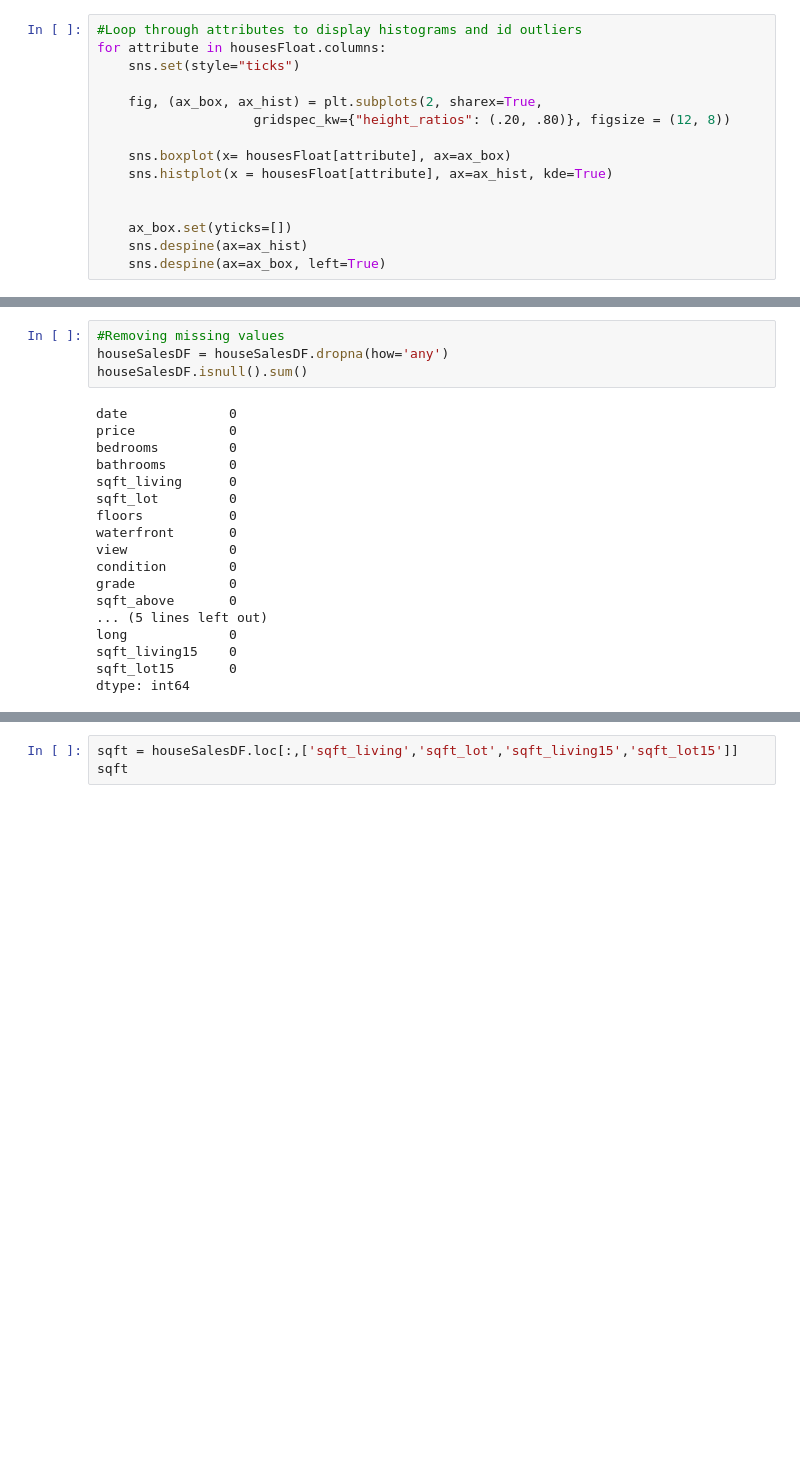
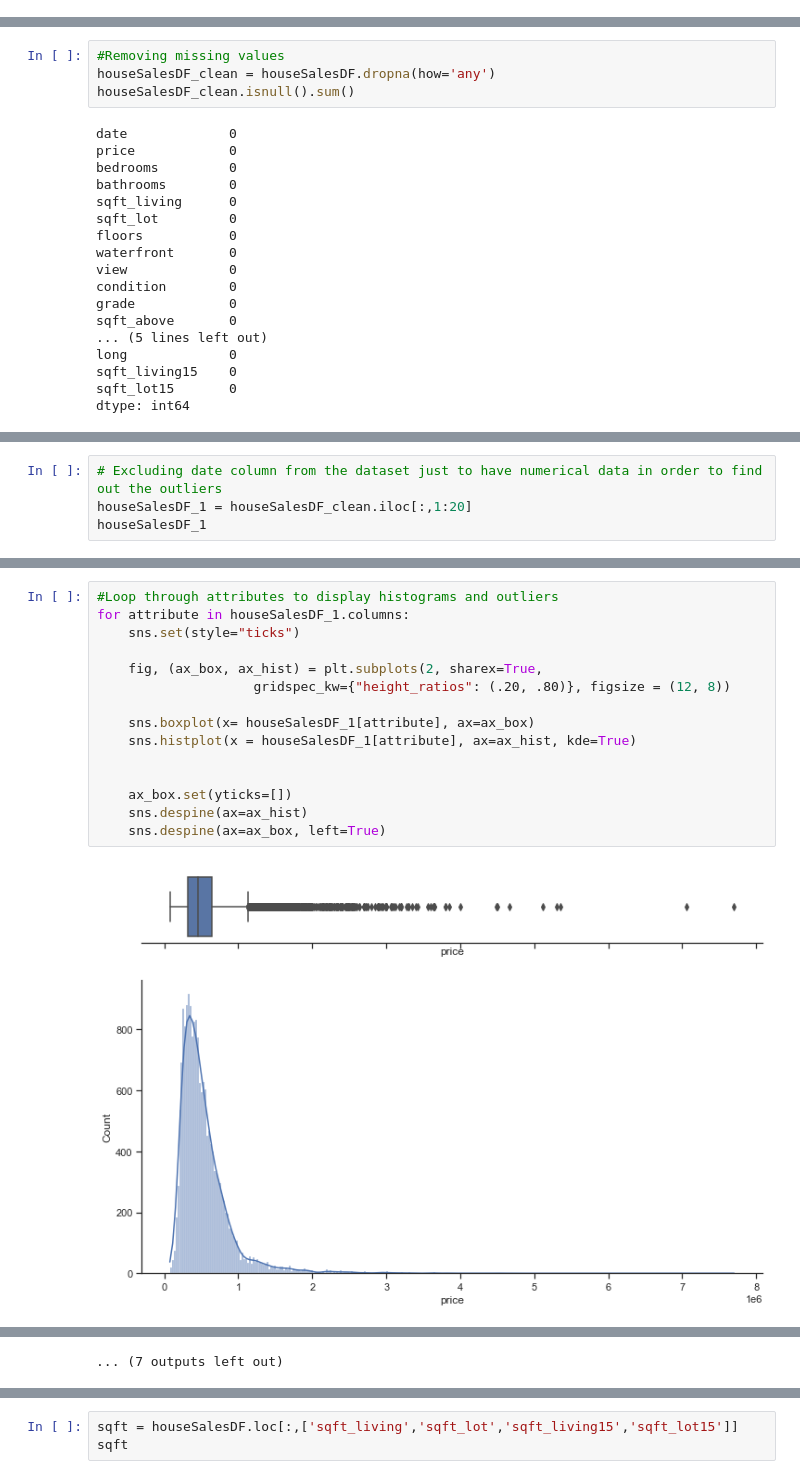
Before and after one commit to ruddysimon/ADS500B-Project, a Jupyter notebook: HouseSalesWashington.ipynb, the cells around one changed output, grey strips where cells are left out. Drawn from its saved outputs; the diff is of its cells as text; blank space fills up the shorter version.

Commit message:
outliers

```diff
--- a/HouseSalesWashington.ipynb
+++ b/HouseSalesWashington.ipynb
@@ -208,15 +177,0 @@ housesFloat.describe()
-# %%
-#Loop through attributes to display histograms and id outliers
-for attribute in housesFloat.columns:
-    sns.set(style="ticks")
-
-    fig, (ax_box, ax_hist) = plt.subplots(2, sharex=True,
-                    gridspec_kw={"height_ratios": (.20, .80)}, figsize = (12, 8))
-
-    sns.boxplot(x= housesFloat[attribute], ax=ax_box)
-    sns.histplot(x = housesFloat[attribute], ax=ax_hist, kde=True)
-
-
-    ax_box.set(yticks=[])
-    sns.despine(ax=ax_hist)
-    sns.despine(ax=ax_box, left=True)
@@ -274,8 +224,8 @@ There are other methods as well, which I think it's not necessary for this datas
 nulls are around 5% of the data we may want to concder removing them, if we see in the histogram we have outliers
 # %%
 #Removing missing values
-houseSalesDF = houseSalesDF.dropna(how='any')
-houseSalesDF.isnull().sum()
+houseSalesDF_clean = houseSalesDF.dropna(how='any')
+houseSalesDF_clean.isnull().sum()
 # %% [output]
 date             0
 price            0
@@ -296,0 +251,4 @@ dtype: int64
+# %%
+# Excluding date column from the dataset just to have numerical data in order to find out the outliers
+houseSalesDF_1 = houseSalesDF_clean.iloc[:,1:20]
+houseSalesDF_1
@@ -296,0 +269,17 @@ dtype: int64
+# %%
+#Loop through attributes to display histograms and outliers
+for attribute in houseSalesDF_1.columns:
+    sns.set(style="ticks")
+
+    fig, (ax_box, ax_hist) = plt.subplots(2, sharex=True,
+                    gridspec_kw={"height_ratios": (.20, .80)}, figsize = (12, 8))
+
+    sns.boxplot(x= houseSalesDF_1[attribute], ax=ax_box)
+    sns.histplot(x = houseSalesDF_1[attribute], ax=ax_hist, kde=True)
+
+
+    ax_box.set(yticks=[])
+    sns.despine(ax=ax_hist)
+    sns.despine(ax=ax_box, left=True)
+# %% [output]
+[figure, added]
@@ -296,0 +297 @@ dtype: int64
+... (7 outputs left out)
```
Also changed, not shown: parts of 25 cells of this notebook.
